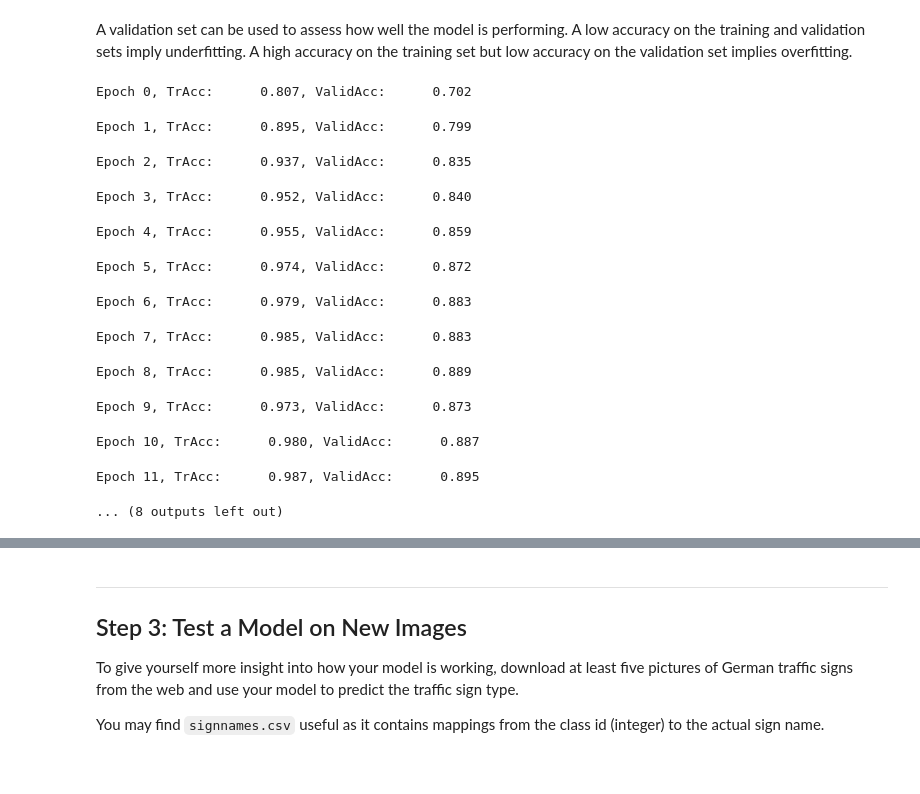
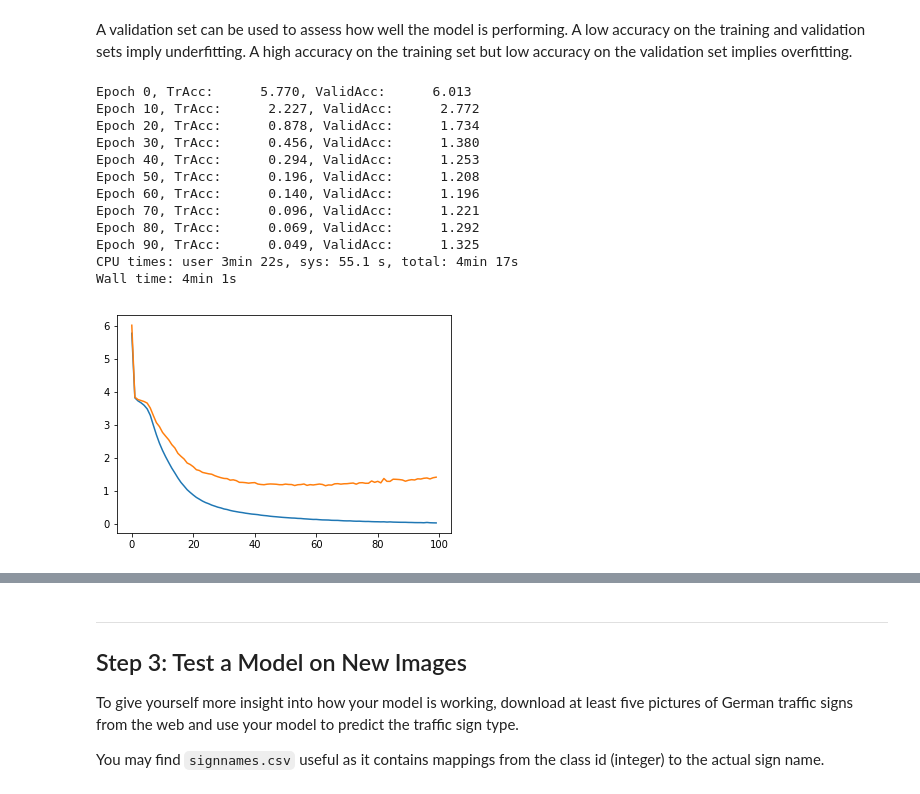
Before and after one commit to tindandelion/carne-traffic-signs-p2, a Jupyter notebook: Traffic_Sign_Classifier.ipynb, the cells around one changed output, grey strips where cells are left out. Drawn from its saved outputs; the diff is of its cells as text; code cells hidden in the pictures.

```diff
--- a/Traffic_Sign_Classifier.ipynb
+++ b/Traffic_Sign_Classifier.ipynb
@@ -235,6 +216,18 @@ sets imply underfitting. A high accuracy on the training set but low accuracy on
 ### Once a final model architecture is selected,
 ### the accuracy on the test set should be calculated and reported as well.
 ### Feel free to use as many code cells as needed.
+
+from sklearn.utils import shuffle
+from tqdm import tqdm
+
 learning_rate = 0.001
-epochs = 20
+epochs = 50
 batch_size = 128
+
+def batches(X, y, batch_size):
+    X, y = shuffle(X, y)
+    batches_count = (len(X) // batch_size) + 1
+    for batch in range(batches_count):
+        start = batch * batch_size
+        end = (batch+1) * batch_size
+        yield(X[start:end], y[start:end])
@@ -243,38 +260,52 @@ from tqdm import tqdm
+# %%
+def save_model(session):
+    saver = tf.train.Saver()
+    saver.save(session, './model')
+
+def load_model(session):
+    saver = tf.train.Saver()
+    saver.restore(session, './model')
 # %%
 %%time
 X = tf.placeholder(tf.float32, shape=(None, 32, 32, 3), name="features")
 y = tf.placeholder(tf.int64, name="labels")
 
-predictor = lenet(X)
+predictor = lenet_1(X)
 loss = loss_function(predictor, y)
 accuracy = accuracy_estimator(predictor, y)
 
 optimizer = tf.train.AdamOptimizer(learning_rate=learning_rate).minimize(loss)
 
 accuracies = []
 
 with tf.Session() as sess:
     sess.run(tf.global_variables_initializer())
     for epoch in range(epochs):
-        batcher = tqdm(batches(X_train, y_train, batch_size), desc="Epoch %d" % epoch)
+        batcher = batches(X_train, y_train, batch_size)
         for X_batch, y_batch in batcher:
             sess.run(optimizer, feed_dict={X: X_batch, y: y_batch})
 
-        train_acc = sess.run(accuracy, feed_dict={X: X_train, y: y_train})
-        valid_acc = sess.run(accuracy, feed_dict={X: X_valid, y: y_valid})
-        print("Epoch %d, TrAcc: %10.3f, ValidAcc: %10.3f" % (epoch, train_acc, valid_acc))
+        train_acc = sess.run(loss, feed_dict={X: X_train, y: y_train})
+        valid_acc = sess.run(loss, feed_dict={X: X_valid, y: y_valid})
+        if (epoch % 10 == 0):
+            print("Epoch %d, TrAcc: %10.3f, ValidAcc: %10.3f" % (epoch, train_acc, valid_acc))
         accuracies.append([epoch, train_acc, valid_acc])
+    save_model(sess)
+
+acc_data = np.array(accuracies)
+plt.plot(acc_data[:, 0], acc_data[:, 1])
+plt.plot(acc_data[:, 0], acc_data[:, 2])
 # %% [output]
-Epoch 0, TrAcc:      0.807, ValidAcc:      0.702
+Epoch 0, TrAcc:      5.770, ValidAcc:      6.013
+Epoch 10, TrAcc:      2.227, ValidAcc:      2.772
+Epoch 20, TrAcc:      0.878, ValidAcc:      1.734
+Epoch 30, TrAcc:      0.456, ValidAcc:      1.380
+Epoch 40, TrAcc:      0.294, ValidAcc:      1.253
+Epoch 50, TrAcc:      0.196, ValidAcc:      1.208
+Epoch 60, TrAcc:      0.140, ValidAcc:      1.196
+Epoch 70, TrAcc:      0.096, ValidAcc:      1.221
+Epoch 80, TrAcc:      0.069, ValidAcc:      1.292
+Epoch 90, TrAcc:      0.049, ValidAcc:      1.325
+CPU times: user 3min 22s, sys: 55.1 s, total: 4min 17s
+Wall time: 4min 1s
-Epoch 1, TrAcc:      0.895, ValidAcc:      0.799
-Epoch 2, TrAcc:      0.937, ValidAcc:      0.835
-Epoch 3, TrAcc:      0.952, ValidAcc:      0.840
-Epoch 4, TrAcc:      0.955, ValidAcc:      0.859
-Epoch 5, TrAcc:      0.974, ValidAcc:      0.872
-Epoch 6, TrAcc:      0.979, ValidAcc:      0.883
-Epoch 7, TrAcc:      0.985, ValidAcc:      0.883
-Epoch 8, TrAcc:      0.985, ValidAcc:      0.889
-Epoch 9, TrAcc:      0.973, ValidAcc:      0.873
-Epoch 10, TrAcc:      0.980, ValidAcc:      0.887
-Epoch 11, TrAcc:      0.987, ValidAcc:      0.895
-... (8 outputs left out)
+[figure, added]
```
Also changed, not shown: parts of 15 cells of this notebook.
